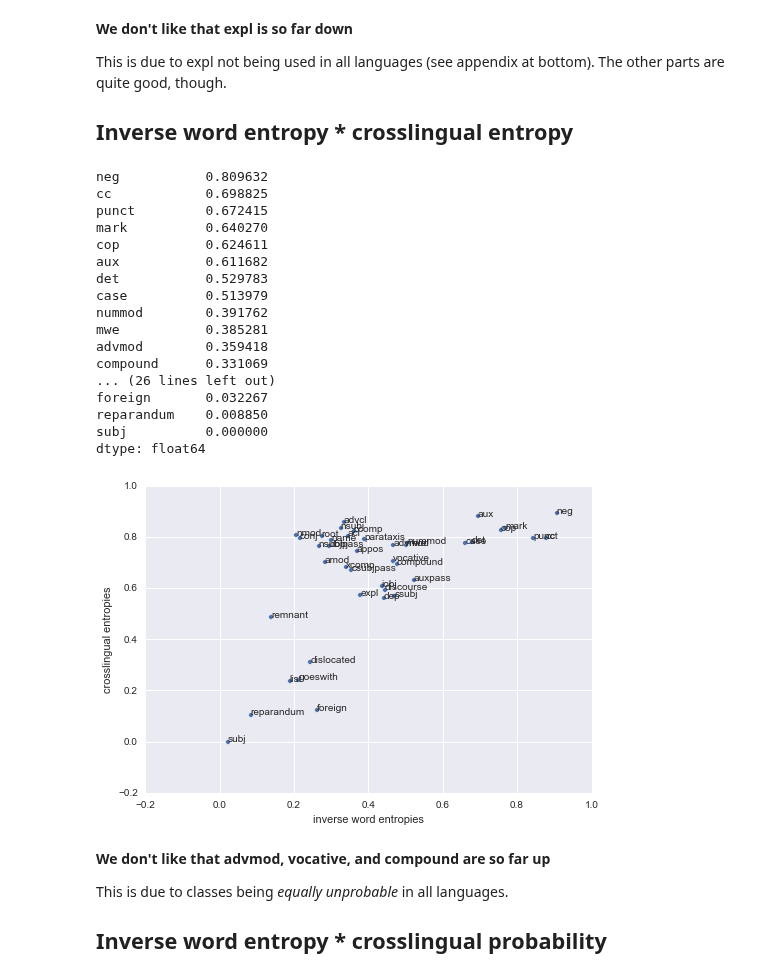
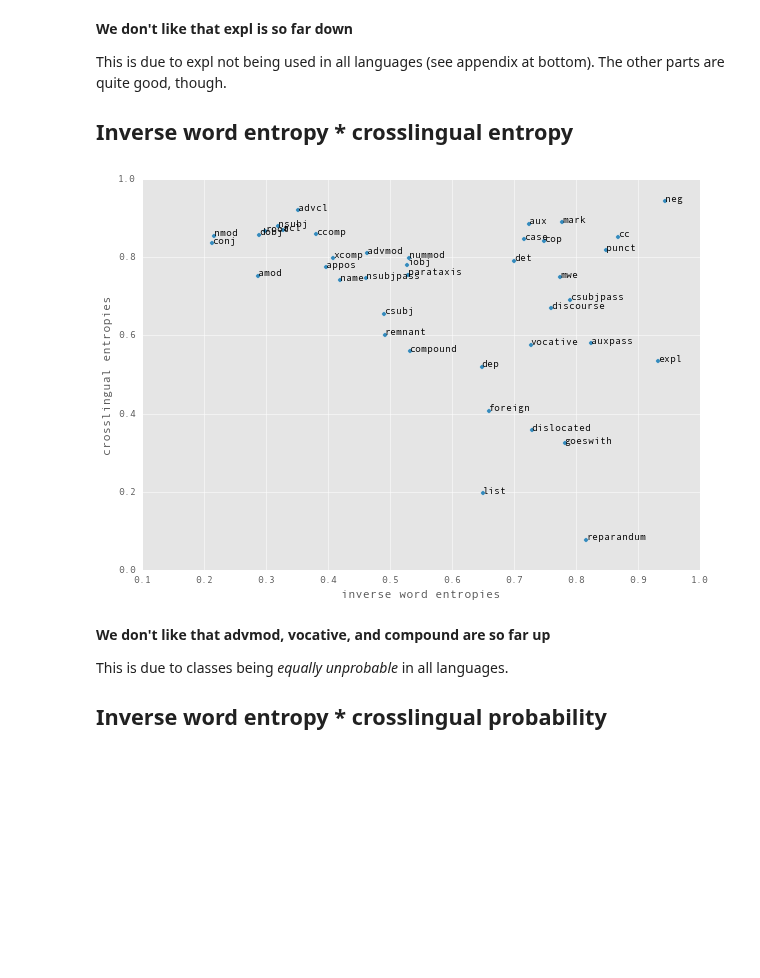
Before and after one commit to jimmycallin/udeval, a Jupyter notebook: notebooks/8. Measuring degree of functionality.ipynb, the cells around one changed output. Cells and saved outputs as stored; diff of their text form; code cells hidden in the pictures; blank space fills up the shorter version.

```diff
--- a/notebooks/8. Measuring degree of functionality.ipynb
+++ b/notebooks/8. Measuring degree of functionality.ipynb
@@ -30,10 +30,13 @@ Inverse word entropy works best alone, while crosslingual deprel entropy and cro
 # %%
 # Matplotlib
 %matplotlib inline
-import matplotlib
+import matplotlib as mpl
 from matplotlib import pylab
+import matplotlib.pyplot as plt
 pylab.rcParams['figure.figsize'] = (10.0, 7.0)
-matplotlib.style.use('ggplot')
+mpl.style.use('ggplot')
+from matplotlib.backends.backend_pgf import FigureCanvasPgf
+mpl.backend_bases.register_backend('pgf', FigureCanvasPgf)
 
 # Remove warnings
 import warnings
@@ -46,18 +49,20 @@ from collections import defaultdict
 
 # Data management libraries
 import pandas as pd
-import seaborn as sns
+#import seaborn as sns
 import scipy as sp
+import scipy.stats
 
 # Treebank utils, found in "../tools"
 import udeval, udtree, lang_utils, dependency_classes
 
-file_format = "conllx"
+file_format = "conllu"
 train_type = "train"
-gold_output_base = "/Users/jimmy/dev/edu/nlp-rod/udeval/resources/universaldependencies1-1/ud-treebanks-v1.1/"
+fine_grained_deprels = False
+gold_output_base = "/Users/jimmy/dev/edu/nlp-rod/udeval/resources/universaldependencies1-2/universal-dependencies-1.2/"
 file_prefix = "degree_of_functionality"
 
-gold_files = lang_utils.get_ud_paths(gold_output_base, type_=train_type, format_=file_format)
+gold_files = lang_utils.get_ud_paths(gold_output_base, type_=train_type, format_=file_format, coarse=False)
 
 def word_dependent_entropy(trees):
     # dep_word_freqs[deprel][word] = freq
@@ -65,7 +70,8 @@ def word_dependent_entropy(trees):
     total = 0
     for tree in trees:
         for word, deprel in zip(tree.words, tree.deprels):
-            deprel = deprel.split(":")[0]
+            if not fine_grained_deprels:
+                deprel = deprel.split(":")[0]
             dep_word_freqs[deprel][word] += 1
     df = pd.DataFrame(dep_word_freqs).fillna(0)  # frequencies
     df = df.divide(df.sum(axis=0), axis=1)       # word probability conditioned on deprel
@@ -77,7 +83,7 @@ def inverse_word_entropy(treebanks):
     lang_entropies = {}
     for lang, treebank in treebanks.items():
         lang_entropies[lang] = word_dependent_entropy(udtree.from_files(treebank))
-    return 1 - (pd.DataFrame(lang_entropies).fillna(1)).mean(axis=1).sort_values()
+    return pd.DataFrame(lang_entropies).fillna(0.5).mean(axis=1).sort_values()
 
 def crosslingual_deprel_entropy(treebanks):
     # dep_word_freqs[lang][deprel] = freq
@@ -86,7 +92,8 @@ def crosslingual_deprel_entropy(treebanks):
     for lang, treebank in treebanks.items():
         for tree in udtree.from_files(treebank):
             for deprel in tree.deprels:
-                deprel = deprel.split(":")[0]
+                if not fine_grained_deprels:
+                    deprel = deprel.split(":")[0]
                 dep_freqs[lang][deprel] += 1
     df = pd.DataFrame(dep_freqs).fillna(0)  # frequencies
     df = df.divide(df.sum(axis=1), axis=0).transpose()
@@ -101,14 +108,15 @@ def crosslingual_deprel_probability(treebanks):
     for lang, treebank in treebanks.items():
         for tree in udtree.from_files(treebank):
             for deprel in tree.deprels:
-                deprel = deprel.split(":")[0]
+                if not fine_grained_deprels:
+                    deprel = deprel.split(":")[0]
                 dep_freqs[lang][deprel] += 1
     df = pd.DataFrame(dep_freqs).fillna(0)  # frequencies
     df = df.divide(df.sum(axis=0), axis=1).mean(axis=1).sort_values()
     return df
 # %%
-crosslingual_probabilities = crosslingual_deprel_probability(gold_files)
-crosslingual_entropies = crosslingual_deprel_entropy(gold_files)
+#crosslingual_probabilities = crosslingual_deprel_probability(gold_files)
+#crosslingual_entropies = crosslingual_deprel_entropy(gold_files)
 inverse_word_entropies = inverse_word_entropy(gold_files)
 # %% [markdown]
 ## Inverse word entropy
@@ -142,29 +150,12 @@ This is due to expl not being used in all languages (see appendix at bottom). Th
 # %%
 entropies = pd.concat([inverse_word_entropies, crosslingual_entropies], axis=1).rename(columns={0: "inverse word entropies", 1: "crosslingual entropies"})
 ax = entropies.plot(kind='scatter', x="inverse word entropies", y="crosslingual entropies")
 for label, x, y in entropies.itertuples():
     ax.annotate(label, (x, y))
 
-(entropies["inverse word entropies"] * entropies["crosslingual entropies"]).sort_values(ascending=False)
+invcross = (entropies["inverse word entropies"] * entropies["crosslingual entropies"]).sort_values(ascending=False)
 # %% [output]
-neg           0.809632
-cc            0.698825
-punct         0.672415
-mark          0.640270
-cop           0.624611
-aux           0.611682
-det           0.529783
-case          0.513979
-nummod        0.391762
-mwe           0.385281
-advmod        0.359418
-compound      0.331069
-... (26 lines left out)
-foreign       0.032267
-reparandum    0.008850
-subj          0.000000
-dtype: float64
-[figure, old version]
+[figure, new version]
 # %% [markdown]
 __We don't like that advmod, vocative, and compound are so far up__
 
```
Also changed, not shown: parts of 7 cells of this notebook, 5 other files.
